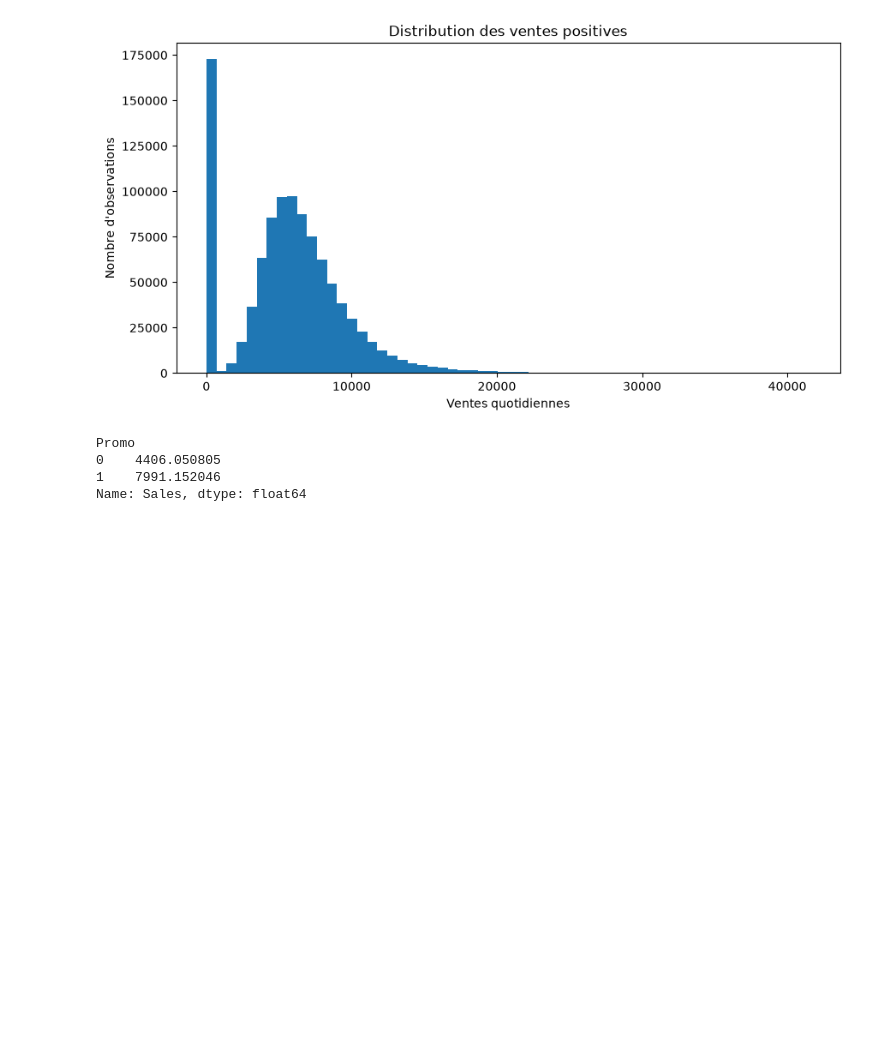
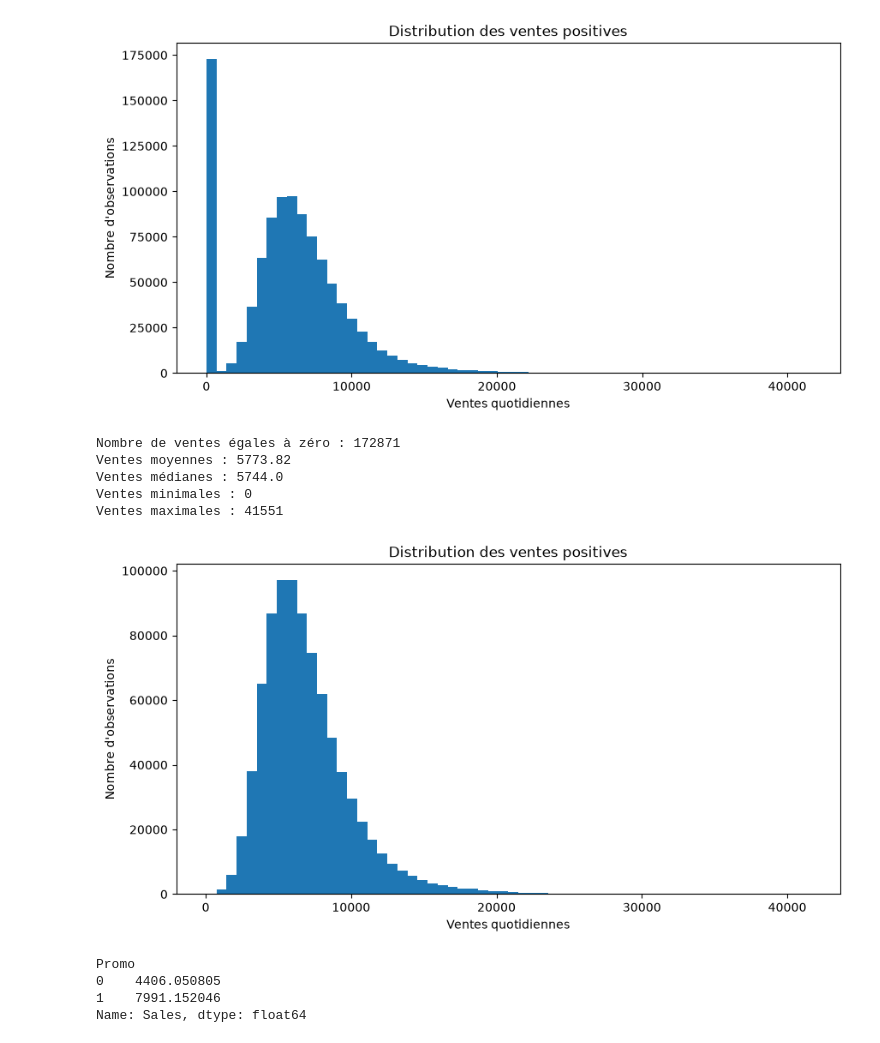
Before and after one commit to ManicamMathavan/projet-IA, a Jupyter notebook: src/ProjetBMT.ipynb, the cells around one changed output. Drawn from its saved outputs; the diff is of its cells as text; code cells hidden in the pictures; blank space fills up the shorter version.

Commit message:
ajout du graphique sans 0

```diff
--- a/src/ProjetBMT.ipynb
+++ b/src/ProjetBMT.ipynb
@@ -165,6 +165,27 @@ Ventes médianes : 5744.0
 Ventes minimales : 0
 Ventes maximales : 41551
 [figure]
+# %%
+print("Nombre de ventes égales à zéro :", (train["Sales"] == 0).sum())
+print("Ventes moyennes :", round(train["Sales"].mean(), 2))
+print("Ventes médianes :", train["Sales"].median())
+print("Ventes minimales :", train["Sales"].min())
+print("Ventes maximales :", train["Sales"].max())
+
+#Répartition des ventes
+plt.figure(figsize=(10, 5))
+plt.hist(train.loc[train["Sales"]> 0, "Sales"], bins=60)
+plt.title("Distribution des ventes positives")
+plt.xlabel("Ventes quotidiennes")
+plt.ylabel("Nombre d'observations")
+plt.show()
+# %% [output]
+Nombre de ventes égales à zéro : 172871
+Ventes moyennes : 5773.82
+Ventes médianes : 5744.0
+Ventes minimales : 0
+Ventes maximales : 41551
+[figure, added]
 # %%
 print("Nombre de ventes égales à zéro :", (train["Sales"] == 0).mean())
 print("Ventes moyennes :", round(train["Sales"].mean(), 2))
```
